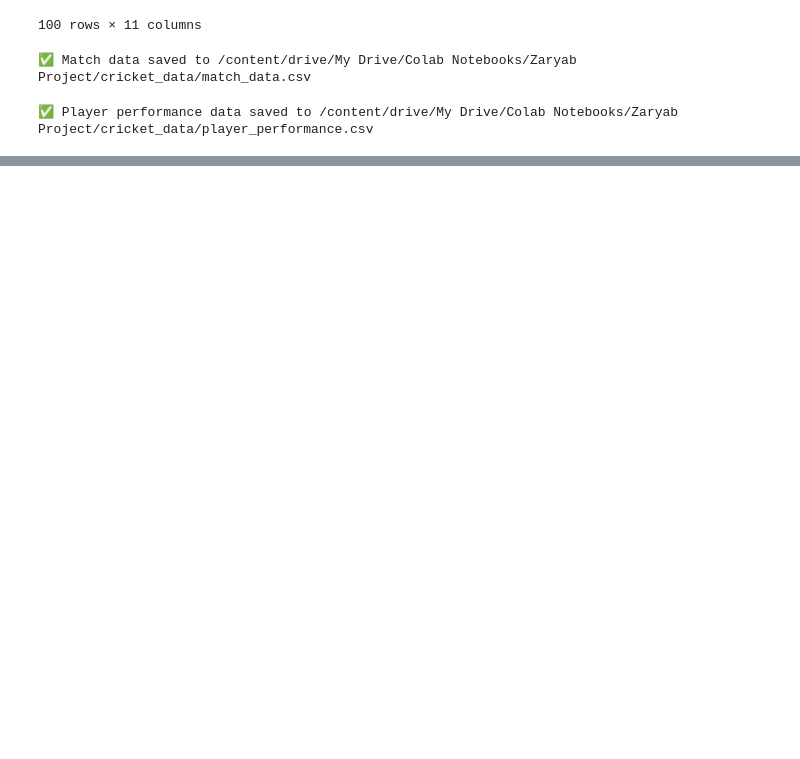
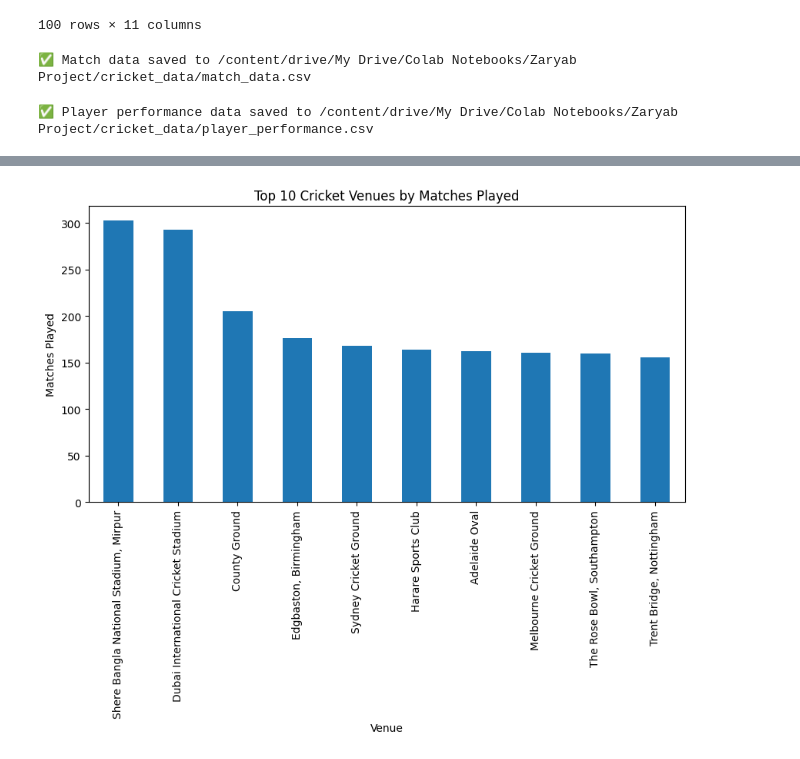
Before and after one commit to zaryabkhan119/Cricket-Match-Prediction, a Jupyter notebook: Notebooks/Cricket_Analytics.ipynb, the cells around one changed output, grey strips where cells are left out. Saved outputs shown, nothing was run; the diff lists cells and outputs as text; code cells hidden in the pictures; blank space fills up the shorter version.

```diff
--- a/Notebooks/Cricket_Analytics.ipynb
+++ b/Notebooks/Cricket_Analytics.ipynb
@@ -258,0 +353,8 @@ df_players.head()
+# %%
+plt.figure(figsize=(10, 5))
+df_matches['venue'].value_counts().head(10).plot(kind='bar', title='Top 10 Cricket Venues by Matches Played')
+plt.xlabel('Venue')
+plt.ylabel('Matches Played')
+plt.show()
+# %% [output]
+[figure, added]
```
Also changed, not shown: parts of 7 cells of this notebook.
